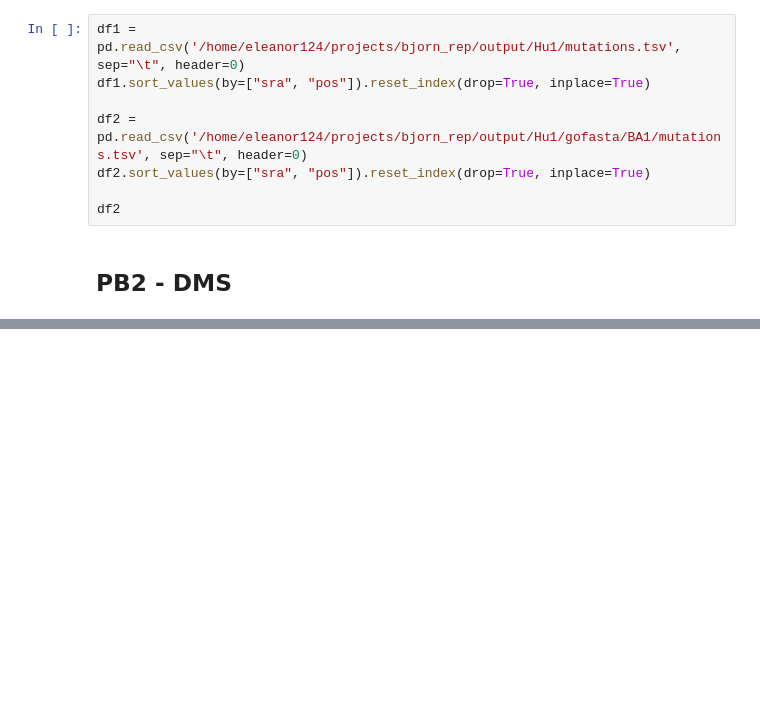
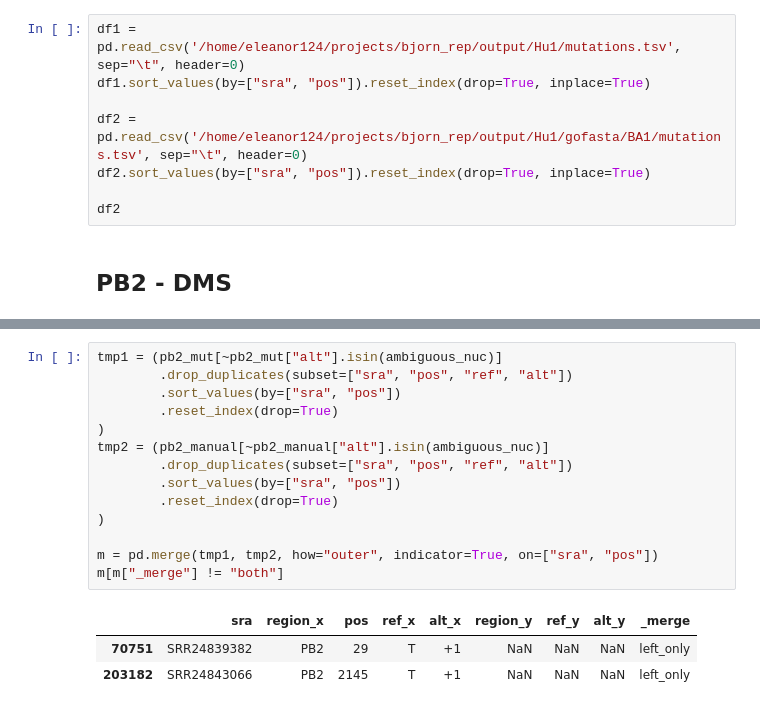
Before and after one commit to yutiachen5/bjorn_rep, a Jupyter notebook: output/sanity_check.ipynb, the cells around one changed output, grey strips where cells are left out. Drawn from its saved outputs; the diff is of its cells as text; blank space fills up the shorter version.

```diff
--- a/output/sanity_check.ipynb
+++ b/output/sanity_check.ipynb
@@ -168,3 +178,21 @@ pos_mismatch.sort_values(by=["gap"], ascending=False)
+# %%
+tmp1 = (pb2_mut[~pb2_mut["alt"].isin(ambiguous_nuc)]
+        .drop_duplicates(subset=["sra", "pos", "ref", "alt"])
+        .sort_values(by=["sra", "pos"])
+        .reset_index(drop=True)
+)
+tmp2 = (pb2_manual[~pb2_manual["alt"].isin(ambiguous_nuc)]
+        .drop_duplicates(subset=["sra", "pos", "ref", "alt"])
+        .sort_values(by=["sra", "pos"])
+        .reset_index(drop=True)
+)
+
+m = pd.merge(tmp1, tmp2, how="outer", indicator=True, on=["sra", "pos"])
+m[m["_merge"] != "both"]
+# %% [output]
+|  | sra | region_x | pos | ref_x | alt_x | region_y | ref_y | alt_y | _merge |
+| 70751 | SRR24839382 | PB2 | 29 | T | +1 | NaN | NaN | NaN | left_only |
+| 203182 | SRR24843066 | PB2 | 2145 | T | +1 | NaN | NaN | NaN | left_only |
 # %%
 pos_mismatch = corr_plt(pb2_gofasta, pb2_manual, "PB2")
 pos_mismatch["gap"] = pos_mismatch["pos_count_manual"] - pos_mismatch["pos_count_standard"]
```
Also changed, not shown: parts of 17 cells of this notebook, 1 other file.
